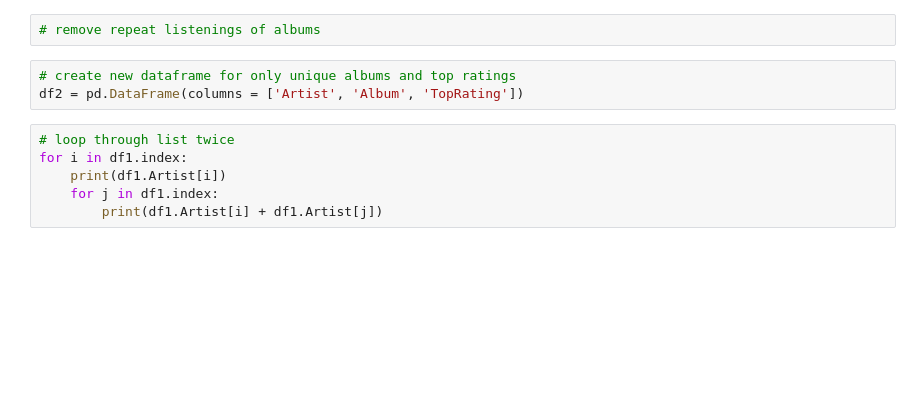
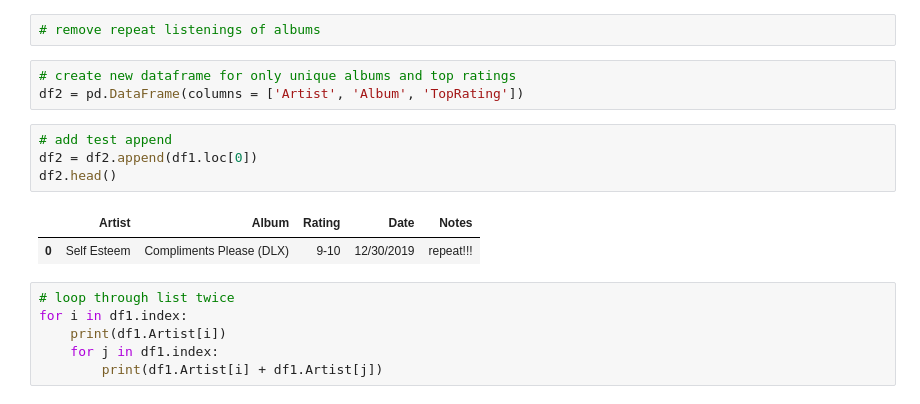
Before and after one commit to deepaksithu/Music_Analysis_Winter_2020, a Jupyter notebook: Music_Analysis_Winter_2020.ipynb, the cells around one changed output. Drawn from its saved outputs; the diff is of its cells as text; blank space fills up the shorter version.

```diff
--- a/Music_Analysis_Winter_2020.ipynb
+++ b/Music_Analysis_Winter_2020.ipynb
@@ -180,6 +203,13 @@ for i in range(len(df1.loc[0:10])):
 # %%
 # create new dataframe for only unique albums and top ratings
 df2 = pd.DataFrame(columns = ['Artist', 'Album', 'TopRating'])
+# %%
+# add test append
+df2 = df2.append(df1.loc[0])
+df2.head()
+# %% [output]
+|  | Artist | Album | Rating | Date | Notes |
+| 0 | Self Esteem | Compliments Please (DLX) | 9-10 | 12/30/2019 | repeat!!! |
 # %%
 # loop through list twice
 for i in df1.index:
```
Also changed, not shown: parts of 3 cells of this notebook.
